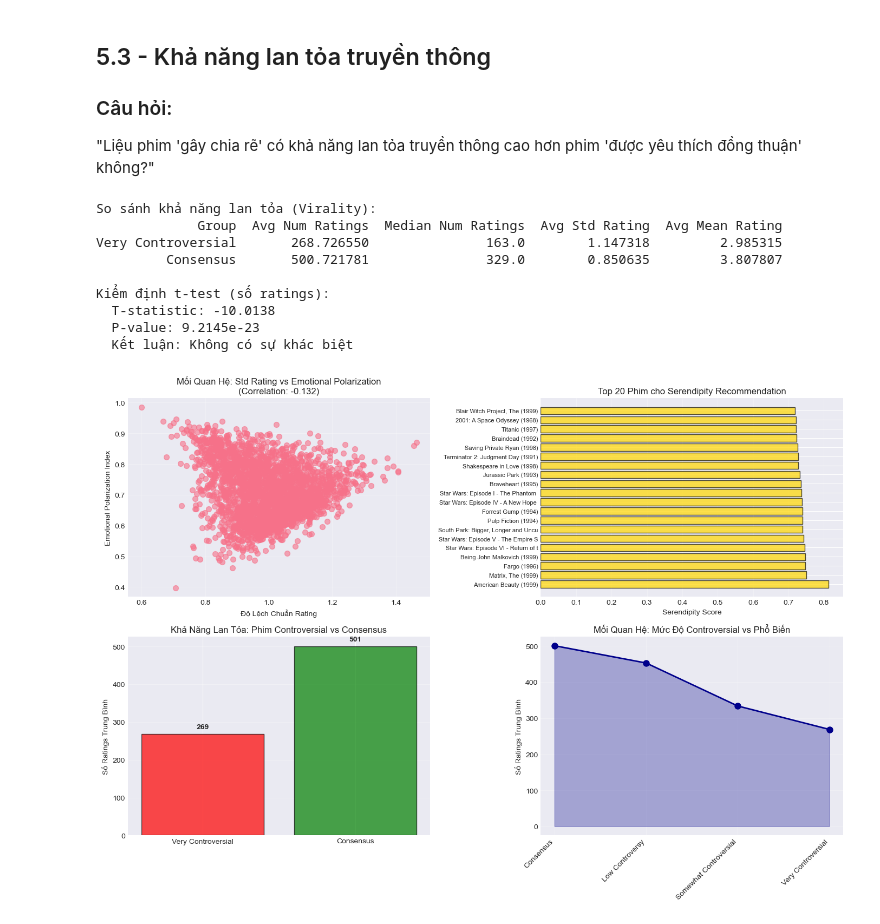
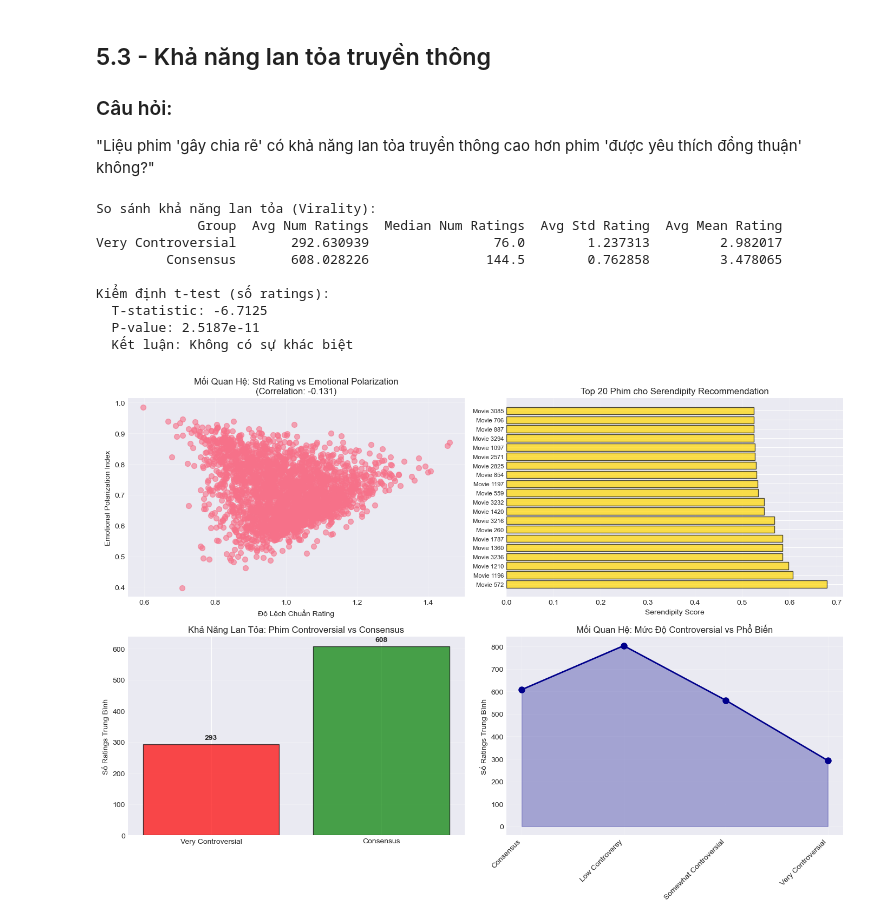
Before and after one commit to Mint0511/PTDL-25-26, a Jupyter notebook: lab02/13.2.ipynb, the cells around one changed output. Drawn from its saved outputs; the diff is of its cells as text; code cells hidden in the pictures.

```diff
--- a/lab02/13.2.ipynb
+++ b/lab02/13.2.ipynb
@@ -927,16 +956,17 @@ plt.show()
 "Liệu các thuật toán gợi ý dựa trên trung bình có hoạt động kém hơn trên các phim có độ lệch chuẩn rating cao không?"
 # %%
 # Phân loại phim theo độ phân tán: cao vs thấp
-median_std = movie_features['std_rating'].median()
-movie_features['std_category'] = movie_features['std_rating'].apply(
+median_std = movie_stats_simple['std_rating'].median()
+movie_stats_simple['std_category'] = movie_stats_simple['std_rating'].apply(
     lambda x: 'High Std' if x >= median_std else 'Low Std'
 )
 
 # Với giả định rằng "mean-based recommendation" sử dụng mean rating
 # Tính sai lệch từ mean (càng cao = recommendation kém)
 data_with_features = data.merge(
-    movie_features[['title', 'std_rating', 'std_category', 'mean_rating']],
-    on='title'
+    movie_stats_simple[['movie_id', 'std_rating', 'std_category', 'mean_rating']],
+    on='movie_id',
+    how='left'
 )
 
 # Tính độ lệch từ mean rating
@@ -1270,15 +1303,15 @@ Tương quan giữa Std Rating và Emotional Polarization Index: -0.1318
 # Tính điểm "Serendipity Score"
 # Serendipity = (Std Rating / Max Std) * 0.5 + (Mean Rating / Max Mean) * 0.3 + (Num Ratings / Max Num Ratings) * 0.2
 
-movie_features['serendipity_score'] = (
-    (movie_features['std_rating'] / movie_features['std_rating'].max()) * 0.5 +
-    (movie_features['mean_rating'] / movie_features['mean_rating'].max()) * 0.3 +
-    (movie_features['num_ratings'] / movie_features['num_ratings'].max()) * 0.2
+movie_stats_simple['serendipity_score'] = (
+    (movie_stats_simple['std_rating'] / movie_stats_simple['std_rating'].max()) * 0.5 +
+    (movie_stats_simple['mean_rating'] / movie_stats_simple['mean_rating'].max()) * 0.3 +
+    (movie_stats_simple['num_ratings'] / movie_stats_simple['num_ratings'].max()) * 0.2
 )
 
-serendipity_sorted = movie_features.sort_values('serendipity_score', ascending=False)
+serendipity_sorted = movie_stats_simple.sort_values('serendipity_score', ascending=False)
 
 print("Top 15 phim phù hợp cho Serendipity Recommendation:")
-print(serendipity_sorted[['title', 'std_rating', 'mean_rating', 'num_ratings', 'serendipity_score']].head(15).to_string(index=False))
+print(serendipity_sorted[['movie_id', 'std_rating', 'mean_rating', 'num_ratings', 'serendipity_score']].head(15).to_string(index=False))
 # %% [output]
 Top 15 phim phù hợp cho Serendipity Recommendation:
@@ -1307,8 +1340,8 @@ Star Wars: Episode V - The Empire Strikes Back (1980)    0.844432     4.292977
 # Giả định: Phim có độ phổ biến cao = khả năng lan tỏa cao
 # So sánh giữa phim "controversial" vs "consensus"
 
-controversial_movies_list = movie_features[movie_features['controversy_level'] == 'Very Controversial']
-consensus_movies_list = movie_features[movie_features['controversy_level'] == 'Consensus']
+controversial_movies_list = movie_stats_simple[movie_stats_simple['controversy_level'] == 'Very Controversial']
+consensus_movies_list = movie_stats_simple[movie_stats_simple['controversy_level'] == 'Consensus']
 
 virality_comparison = pd.DataFrame({
     'Group': ['Very Controversial', 'Consensus'],
@@ -1334,22 +1367,25 @@ print(f"  Kết luận: {'Phim controversial có khả năng lan tỏa cao hơn'
 # %% [output]
 So sánh khả năng lan tỏa (Virality):
              Group  Avg Num Ratings  Median Num Ratings  Avg Std Rating  Avg Mean Rating
-Very Controversial       268.726550               163.0        1.147318         2.985315
-         Consensus       500.721781               329.0        0.850635         3.807807
+Very Controversial       292.630939                76.0        1.237313         2.982017
+         Consensus       608.028226               144.5        0.762858         3.478065
 
 Kiểm định t-test (số ratings):
-  T-statistic: -10.0138
-  P-value: 9.2145e-23
+  T-statistic: -6.7125
+  P-value: 2.5187e-11
   Kết luận: Không có sự khác biệt
 # %%
 # Biểu đồ phân tích mở rộng
 fig, axes = plt.subplots(2, 2, figsize=(14, 10))
 
 # Biểu đồ 1: Chỉ số phân cực cảm xúc vs Std Rating
-movie_features['emotional_polarization'] = movie_features['title'].map(
-    lambda x: polarization_index.get(x, np.nan)
+movie_stats_simple['emotional_polarization'] = movie_stats_simple['movie_id'].apply(
+    lambda x: polarization_index.get(
+        data.loc[data['movie_id'] == x, 'title'].iloc[0] if x in data['movie_id'].values else None,
+        np.nan
+    ) if x in data['movie_id'].values else np.nan
 )
-valid_for_scatter = movie_features.dropna(subset=['emotional_polarization', 'std_rating'])
+valid_for_scatter = movie_stats_simple.dropna(subset=['emotional_polarization', 'std_rating'])
 
 axes[0, 0].scatter(valid_for_scatter['std_rating'], valid_for_scatter['emotional_polarization'], alpha=0.6, s=50)
 axes[0, 0].set_xlabel('Độ Lệch Chuẩn Rating')
@@ -1361,39 +1397,39 @@ axes[0, 0].grid(True, alpha=0.3)
 serendipity_top = serendipity_sorted.head(20)
 axes[0, 1].barh(range(len(serendipity_top)), serendipity_top['serendipity_score'].values, color='gold', edgecolor='black', alpha=0.7)
 axes[0, 1].set_yticks(range(len(serendipity_top)))
-axes[0, 1].set_yticklabels([title[:35] for title in serendipity_top['title'].values], fontsize=8)
+axes[0, 1].set_yticklabels([f"Movie {mid}" for mid in serendipity_top['movie_id'].values], fontsize=8)
 axes[0, 1].set_xlabel('Serendipity Score')
 axes[0, 1].set_title('Top 20 Phim cho Serendipity Recommendation')
 axes[0, 1].grid(True, alpha=0.3, axis='x')
 
 # Biểu đồ 3: Virality so sánh
 categories = ['Very Controversial', 'Consensus']
 virality_values = [controversial_movies_list['num_ratings'].mean(), consensus_movies_list['num_ratings'].mean()]
 colors_virality = ['red', 'green']
 bars = axes[1, 0].bar(categories, virality_values, color=colors_virality, edgecolor='black', alpha=0.7)
 axes[1, 0].set_ylabel('Số Ratings Trung Bình')
 axes[1, 0].set_title('Khả Năng Lan Tỏa: Phim Controversial vs Consensus')
 axes[1, 0].grid(True, alpha=0.3, axis='y')
 for bar, val in zip(bars, virality_values):
     axes[1, 0].text(bar.get_x() + bar.get_width()/2, val + 10, f'{val:.0f}', ha='center', va='bottom', fontweight='bold')
 
 # Biểu đồ 4: Phân bố controversy level vs popularity
 controversy_order = ['Consensus', 'Low Controversy', 'Somewhat Controversial', 'Very Controversial']
 popularity_by_controversy = []
 for conv_level in controversy_order:
-    avg_pop = movie_features[movie_features['controversy_level'] == conv_level]['num_ratings'].mean()
+    avg_pop = movie_stats_simple[movie_stats_simple['controversy_level'] == conv_level]['num_ratings'].mean()
     popularity_by_controversy.append(avg_pop)
 
 axes[1, 1].plot(range(len(controversy_order)), popularity_by_controversy, marker='o', linewidth=2, markersize=8, color='darkblue')
 axes[1, 1].fill_between(range(len(controversy_order)), popularity_by_controversy, alpha=0.3, color='darkblue')
 axes[1, 1].set_xticks(range(len(controversy_order)))
 axes[1, 1].set_xticklabels(controversy_order, rotation=45, ha='right')
 axes[1, 1].set_ylabel('Số Ratings Trung Bình')
 axes[1, 1].set_title('Mối Quan Hệ: Mức Độ Controversial vs Phổ Biến')
 axes[1, 1].grid(True, alpha=0.3)
 
 plt.tight_layout()
 plt.savefig('extended_analysis.png', dpi=100, bbox_inches='tight')
 plt.show()
 # %% [output]
-[figure, old version]
+[figure, new version]
```
Also changed, not shown: parts of 14 cells of this notebook, 11 other files.
